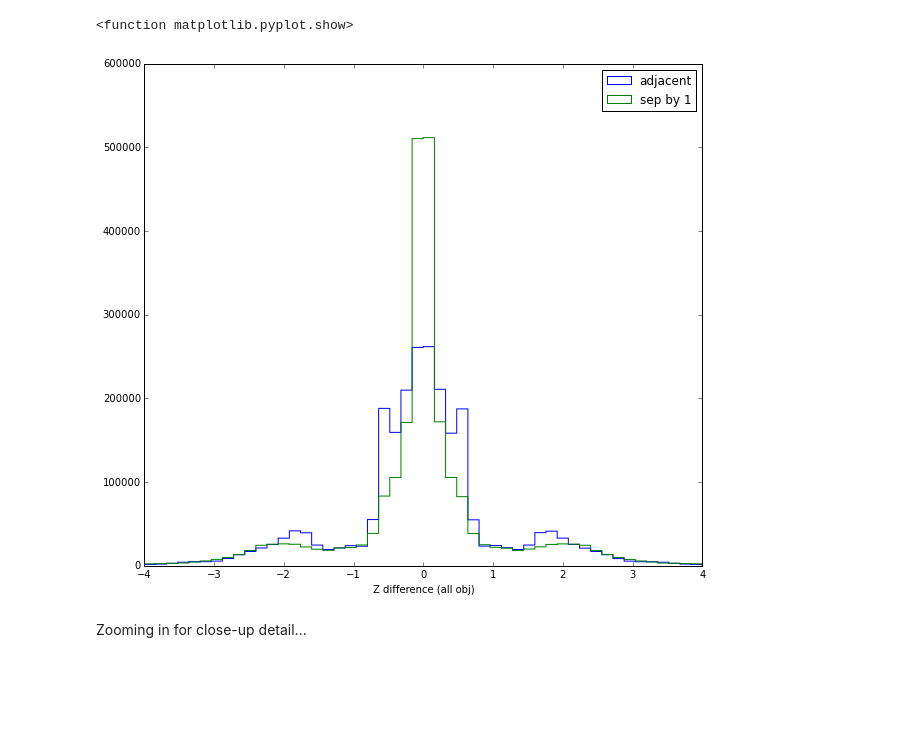
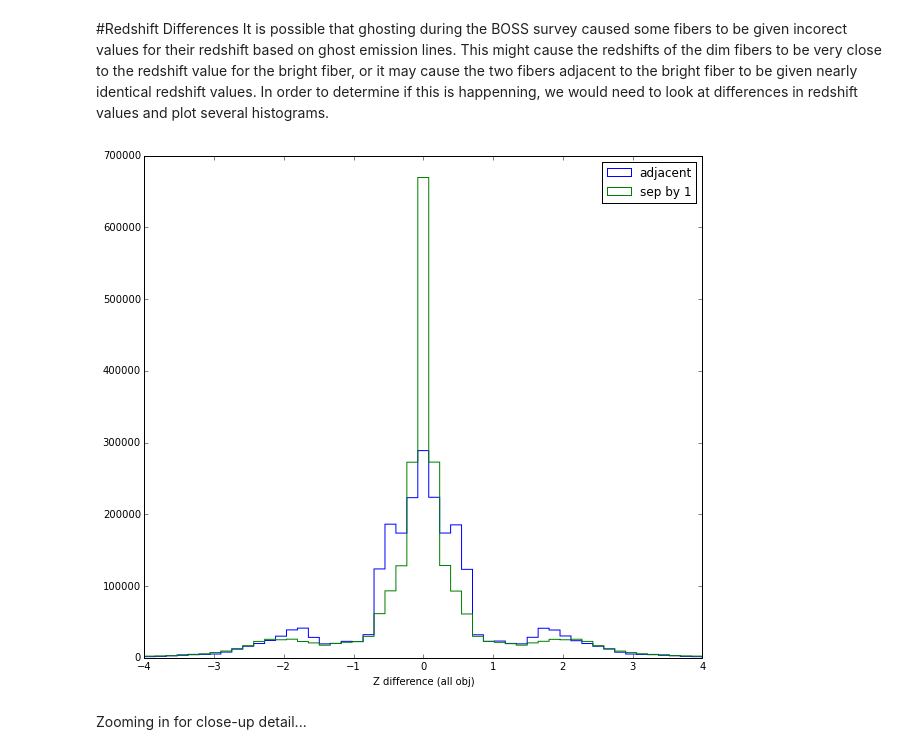
Before and after one commit to kgage/bossghost, a Jupyter notebook: ZChecking.ipynb, the cells around one changed output. Drawn from its saved outputs; the diff is of its cells as text; code cells hidden in the pictures; blank space fills up the shorter version.

```diff
--- a/ZChecking.ipynb
+++ b/ZChecking.ipynb
@@ -5,6 +5,10 @@ import numpy as np
 # %%
 XMAX = .01
 #Set for viewing the fine detail around the center of the histogram
+# %% [markdown]
+#Redshift Differences
+It is possible that ghosting during the BOSS survey caused some fibers to be given incorect values for their redshift based on ghost emission lines. This might cause the redshifts of the dim fibers to be very close to the redshift value for the bright fiber, or it may cause the two fibers adjacent to the bright fiber to be given nearly identical redshift values.
+In order to determine if this is happenning, we would need to look at differences in redshift values and plot several histograms.
 # %%
 def find_redshift_diffs(file_name):
     """
@@ -58,15 +62,14 @@ info0_1, info0_2 = find_redshift_diffs('mjd0.dat')
 # Redshift diffs for all objects
 # %%
 plt.figure(figsize = (10,9))
-plt.hist(info0_1, histtype = 'step', bins = np.linspace(-4,4,51), label = 'adjacent')
-plt.hist(info0_2, histtype = 'step', bins = np.linspace(-4,4,51), label = 'sep by 1')
+plt.hist(info0_1, histtype = 'step', bins = 51, range = (-4,4), label = 'adjacent')
+plt.hist(info0_2, histtype = 'step', bins = 51, range = (-4,4), label = 'sep by 1')
 plt.xlabel('Z difference (all obj)')
 plt.legend()
 plt.savefig('Z_all.png')
-plt.show
+plt.show()
 # %% [output]
-<function matplotlib.pyplot.show>
-[figure, old version]
+[figure, new version]
 # %% [markdown]
 Zooming in for close-up detail...
 # %%
```
Also changed, not shown: parts of 14 cells of this notebook.
